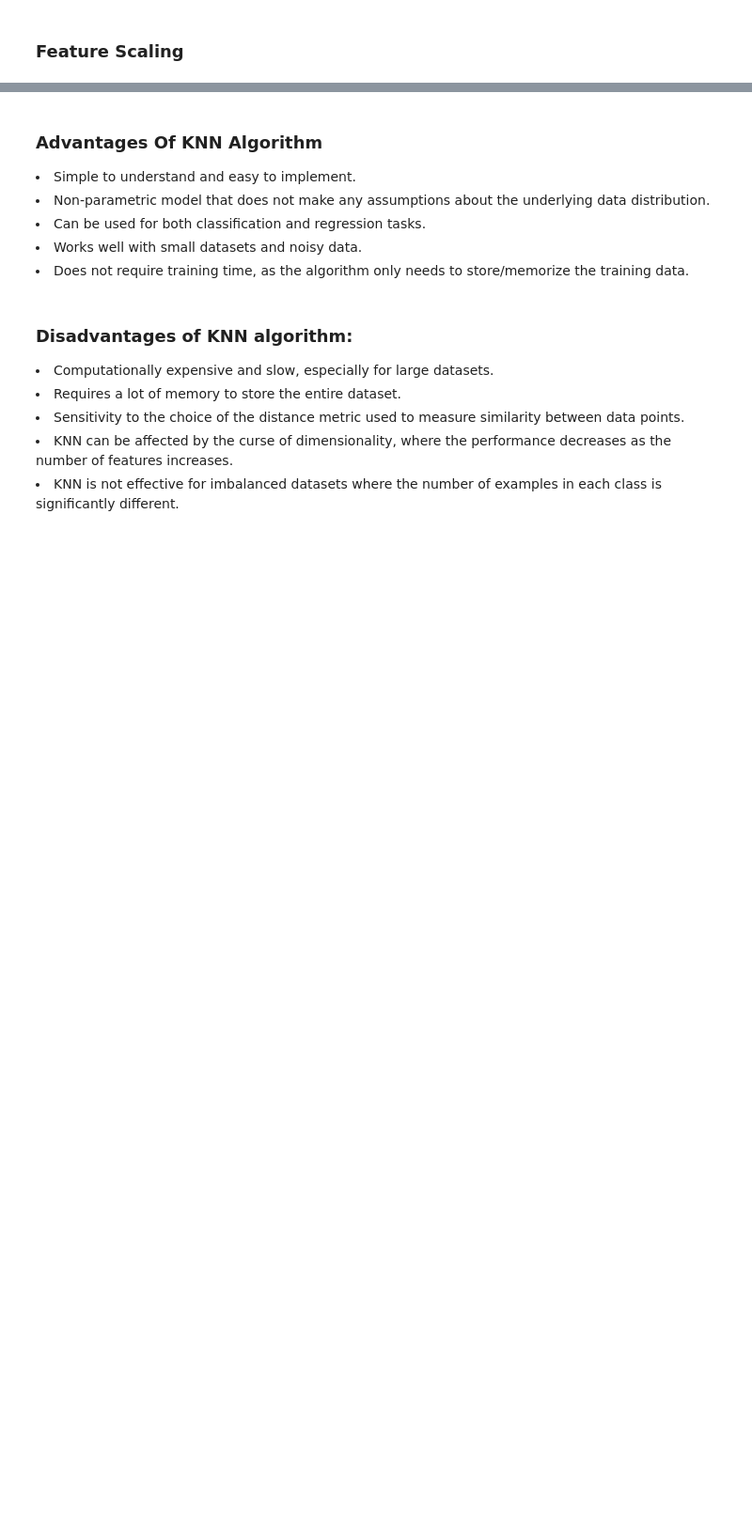
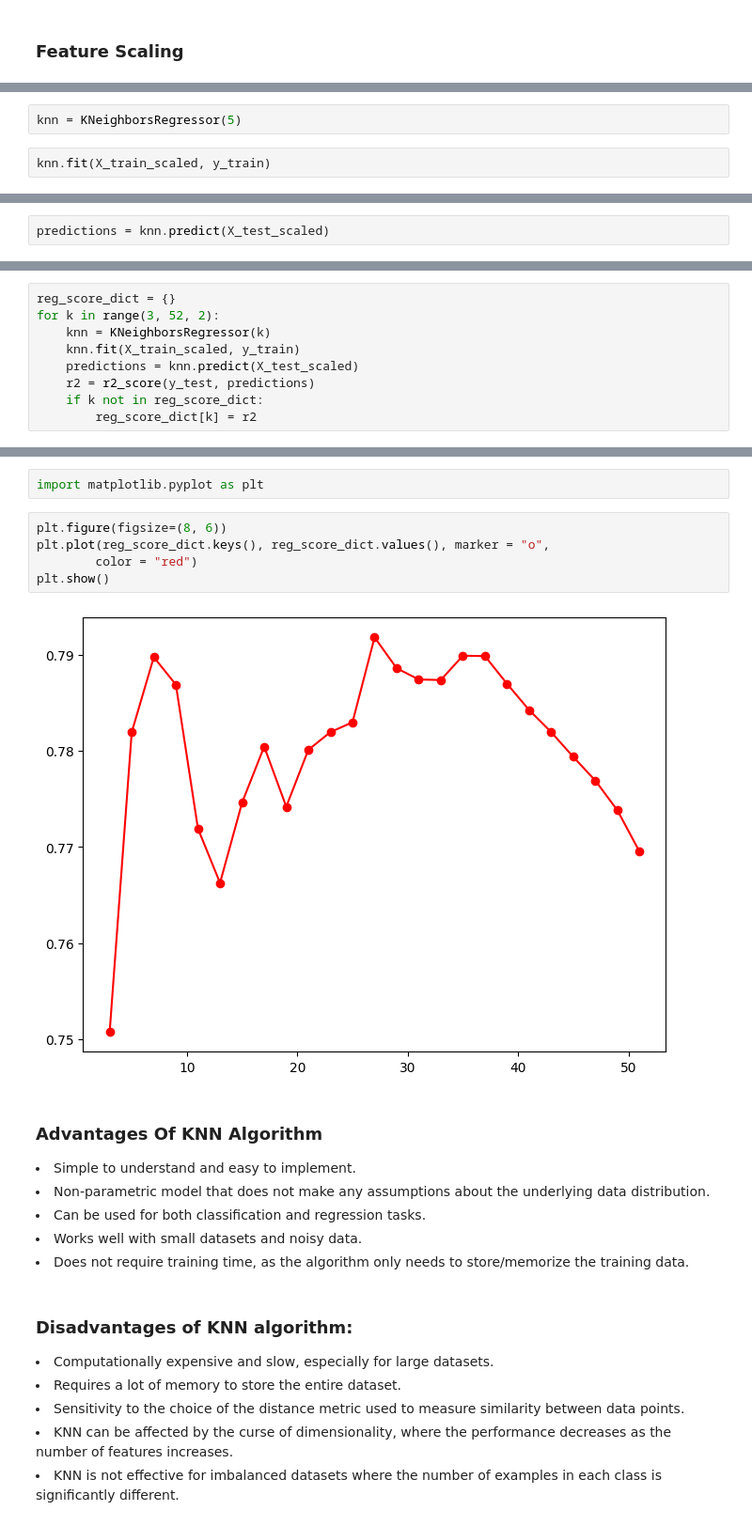
Before and after one commit to prabhat-123/Python_For_Data_Science, a Jupyter notebook: August_Lumbini_Course/notebooks/knn.ipynb, the cells around one changed output, grey strips where cells are left out. Shown: that part at 94% size. Cells and saved outputs as stored; diff of their text form; blank space fills up the shorter version.

```diff
--- a/August_Lumbini_Course/notebooks/knn.ipynb
+++ b/August_Lumbini_Course/notebooks/knn.ipynb
@@ -140,0 +350,4 @@ from sklearn.neighbors import KNeighborsClassifier
+# %%
+knn = KNeighborsRegressor(5)
+# %%
+knn.fit(X_train_scaled, y_train)
@@ -140,0 +356,2 @@ from sklearn.neighbors import KNeighborsClassifier
+# %%
+predictions = knn.predict(X_test_scaled)
@@ -140,0 +389,9 @@ from sklearn.neighbors import KNeighborsClassifier
+# %%
+reg_score_dict = {}
+for k in range(3, 52, 2):
+    knn = KNeighborsRegressor(k)
+    knn.fit(X_train_scaled, y_train)
+    predictions = knn.predict(X_test_scaled)
+    r2 = r2_score(y_test, predictions)
+    if k not in reg_score_dict:
+        reg_score_dict[k] = r2
@@ -141,3 +418,12 @@ from sklearn.neighbors import KNeighborsClassifier
+# %%
+import matplotlib.pyplot as plt
+# %%
+plt.figure(figsize=(8, 6))
+plt.plot(reg_score_dict.keys(), reg_score_dict.values(), marker = "o",
+        color = "red")
+plt.show()
+# %% [output]
+[figure, added]
 # %% [markdown]
 ### Advantages Of KNN Algorithm
 
```
Also changed, not shown: parts of 38 cells of this notebook, 1 other file.
